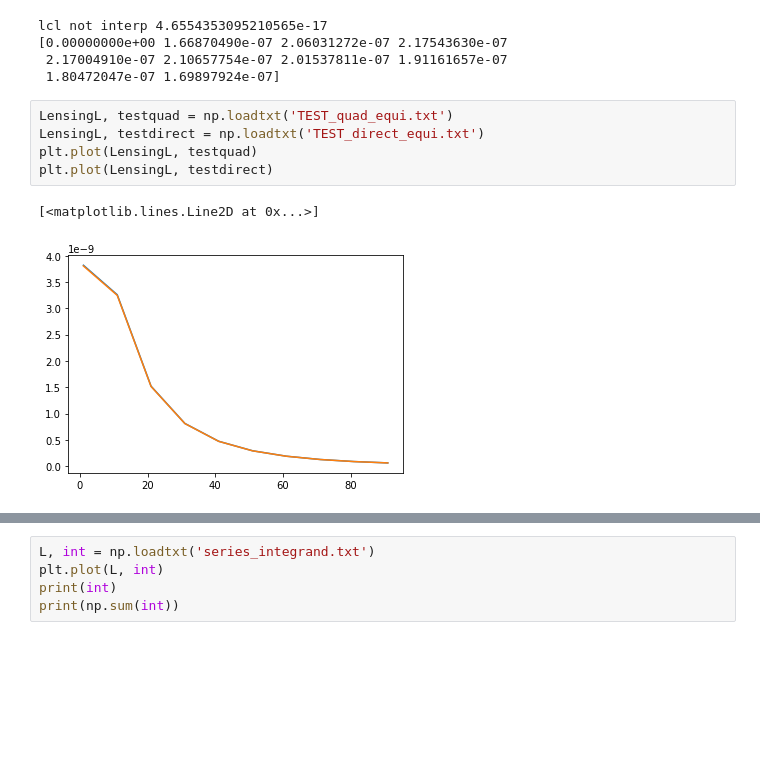
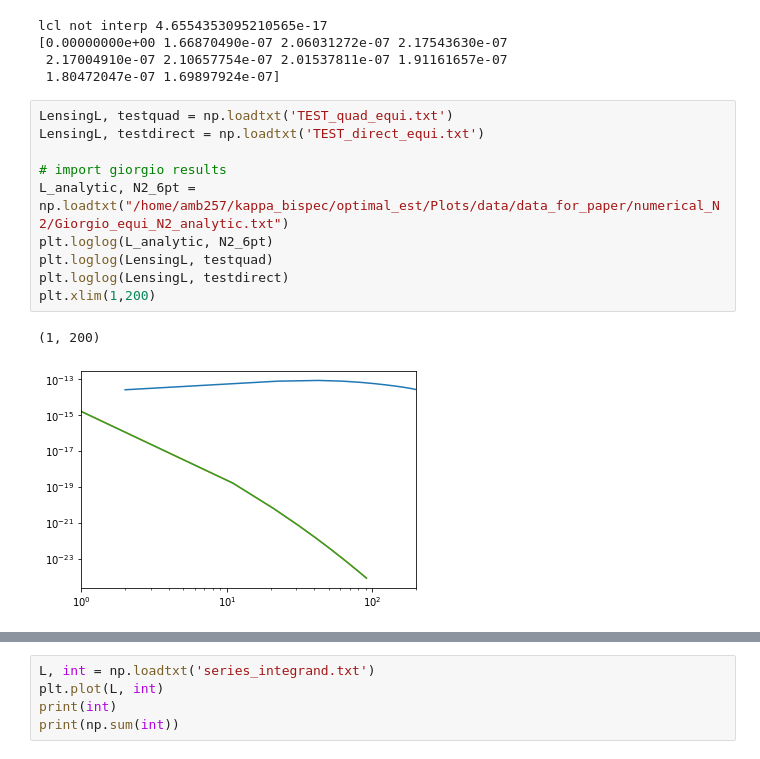
Before and after one commit to aleksandrbowkis/bispec_opt_est, a Jupyter notebook: N2_numerical/N2_tests.ipynb, the cells around one changed output, grey strips where cells are left out. Drawn from its saved outputs; the diff is of its cells as text; blank space fills up the shorter version.

```diff
--- a/N2_numerical/N2_tests.ipynb
+++ b/N2_numerical/N2_tests.ipynb
@@ -29,8 +29,13 @@ lcl not interp 4.6554353095210565e-17
 # %%
 LensingL, testquad = np.loadtxt('TEST_quad_equi.txt')
 LensingL, testdirect = np.loadtxt('TEST_direct_equi.txt')
-plt.plot(LensingL, testquad)
-plt.plot(LensingL, testdirect)
+
+# import giorgio results
+L_analytic, N2_6pt = np.loadtxt("/home/amb257/kappa_bispec/optimal_est/Plots/data/data_for_paper/numerical_N2/Giorgio_equi_N2_analytic.txt")
+plt.loglog(L_analytic, N2_6pt)
+plt.loglog(LensingL, testquad)
+plt.loglog(LensingL, testdirect)
+plt.xlim(1,200)
 # %% [output]
-[<matplotlib.lines.Line2D at 0x...>]
+(1, 200)
-[figure, old version]
+[figure, new version]
```
Also changed, not shown: parts of 5 cells of this notebook, 2 other files.
